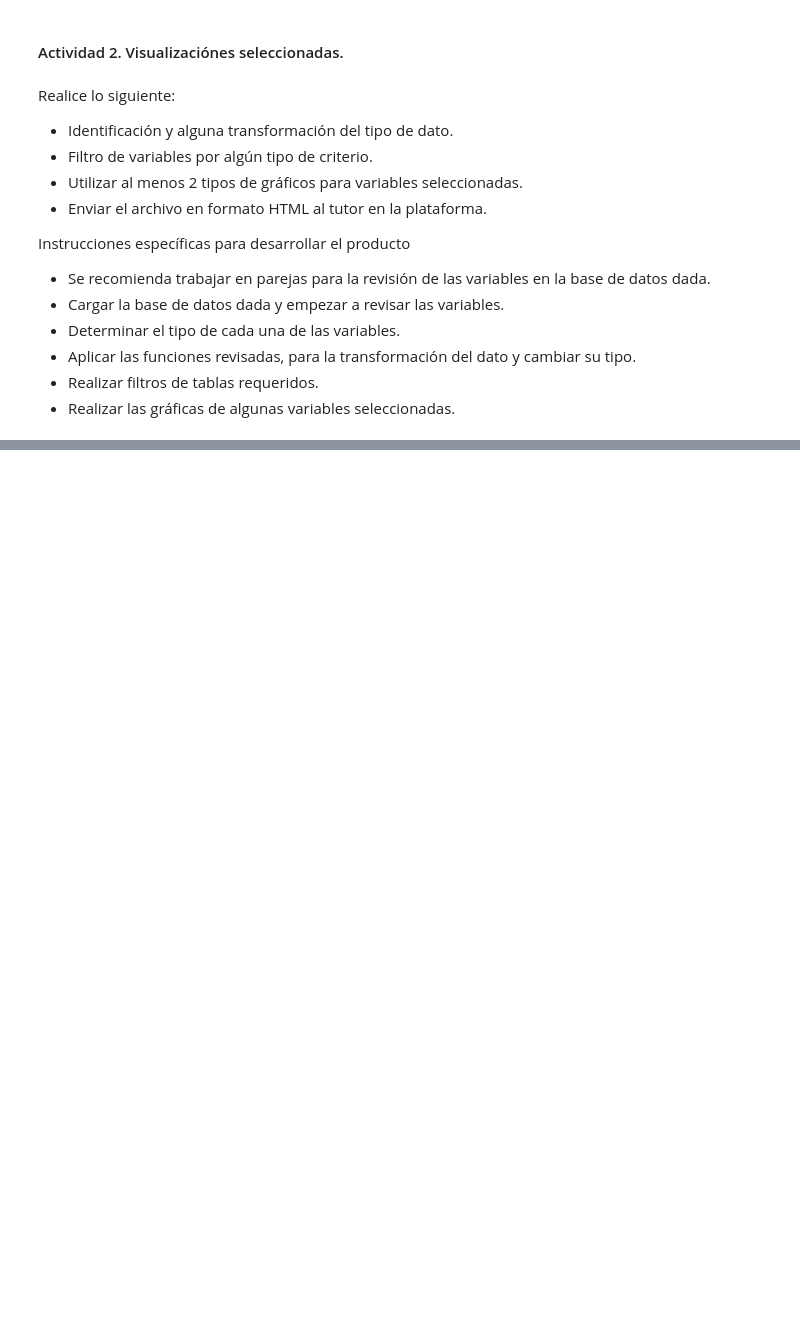
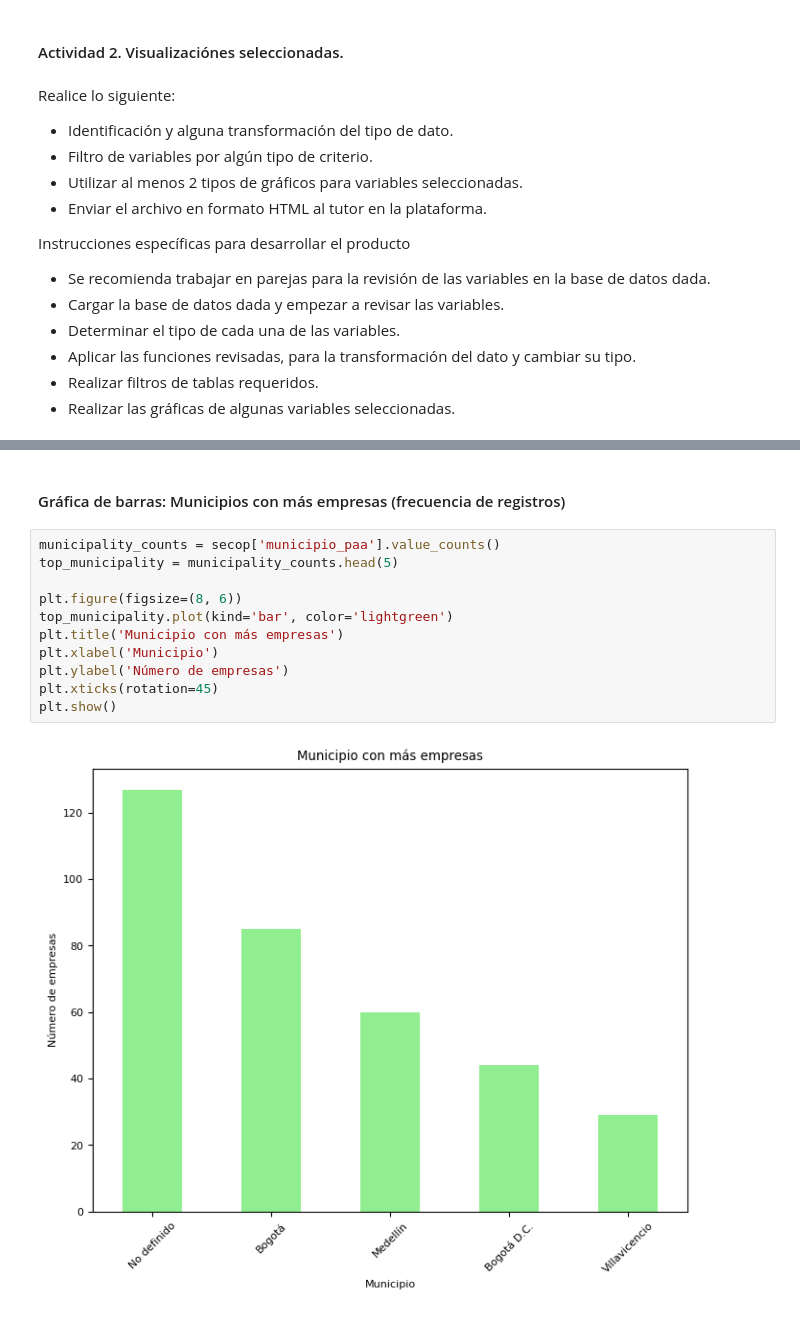
Before and after one commit to valalzarate/Guia-3, a Jupyter notebook: Guia 3.ipynb, the cells around one changed output, grey strips where cells are left out. Drawn from its saved outputs; the diff is of its cells as text; blank space fills up the shorter version.

```diff
--- a/Guia 3.ipynb
+++ b/Guia 3.ipynb
@@ -323,0 +355,15 @@ Instrucciones específicas para desarrollar el producto
+# %% [markdown]
+#### Gráfica de barras: Municipios con más empresas (frecuencia de registros)
+# %%
+municipality_counts = secop['municipio_paa'].value_counts()
+top_municipality = municipality_counts.head(5)
+
+plt.figure(figsize=(8, 6))
+top_municipality.plot(kind='bar', color='lightgreen')
+plt.title('Municipio con más empresas')
+plt.xlabel('Municipio')
+plt.ylabel('Número de empresas')
+plt.xticks(rotation=45)
+plt.show()
+# %% [output]
+[figure, added]
```
Also changed, not shown: parts of 15 cells of this notebook.
